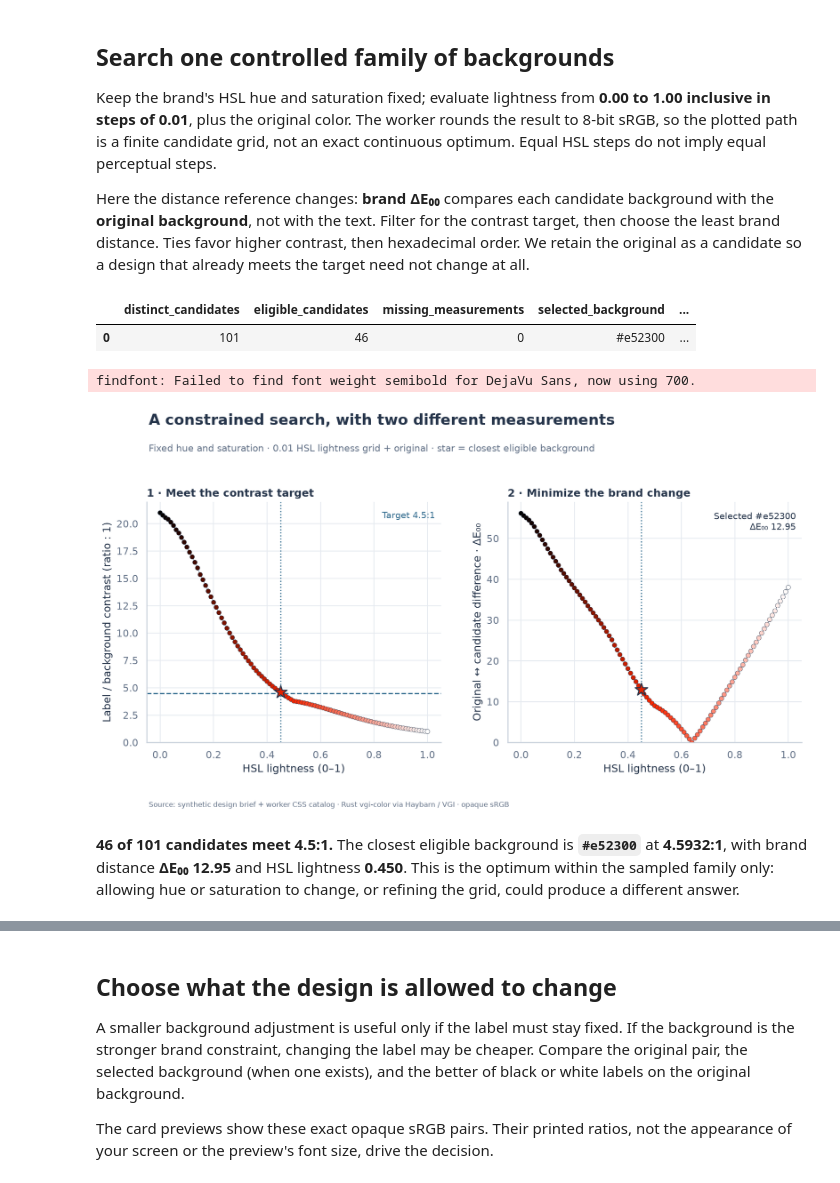
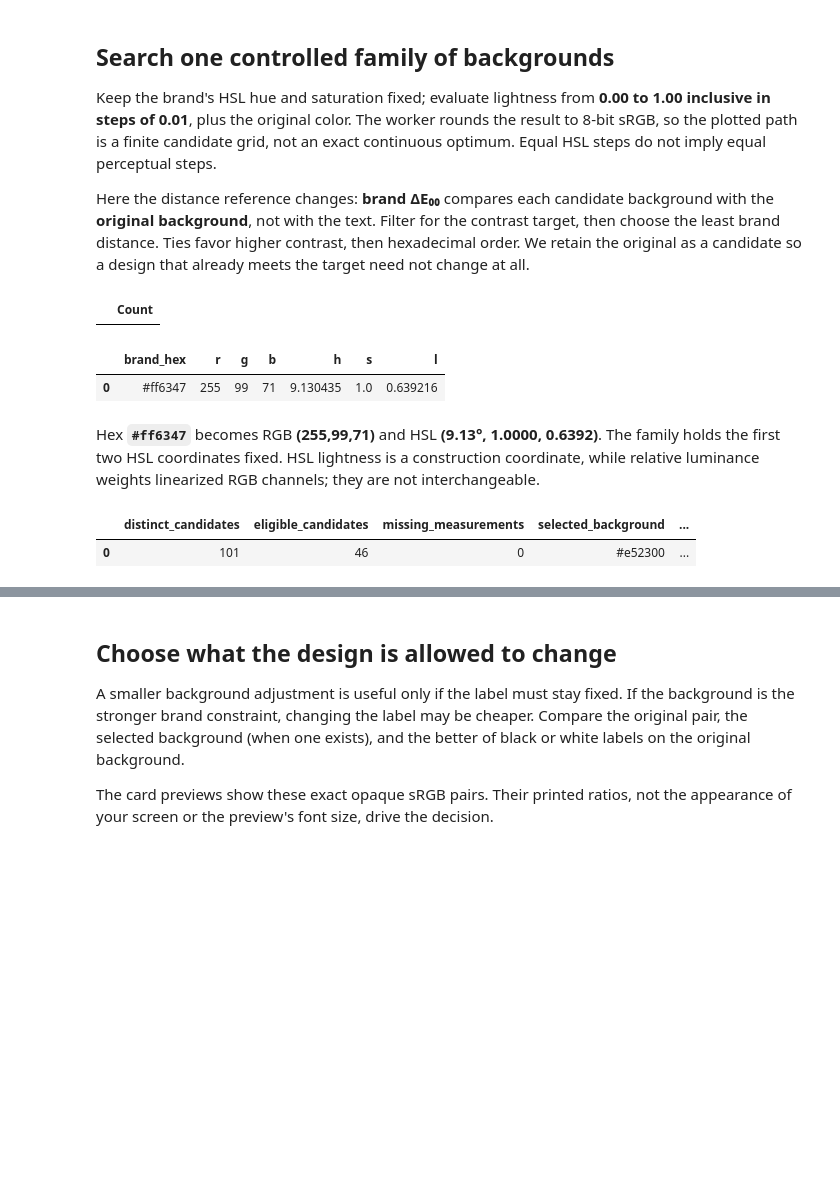
Before and after one commit to Query-farm/vgi-color, a Jupyter notebook: notebooks/01_keep_the_color_earn_the_contrast.ipynb, the cells around one changed output, grey strips where cells are left out. Saved outputs shown, nothing was run; the diff lists cells and outputs as text; code cells hidden in the pictures; blank space fills up the shorter version.

```diff
--- a/notebooks/01_keep_the_color_earn_the_contrast.ipynb
+++ b/notebooks/01_keep_the_color_earn_the_contrast.ipynb
@@ -236,3 +181,10 @@ background with the **original background**, not with the text. Filter for the
 contrast target, then choose the least brand distance. Ties favor higher contrast,
 then hexadecimal order. We retain the original as a candidate so a design that
 already meets the target need not change at all.
+# %%
+%%sql
+CREATE OR REPLACE TABLE brand_space AS
+SELECT brand_hex,rgb,color.main.rgb_to_hsl(rgb.r, rgb.g, rgb.b) AS hsl
+FROM (SELECT brand_hex,color.main.from_hex(brand_hex) AS rgb FROM brief);
+# %% [output]
+|  | Count |
@@ -239,2 +196,8 @@ already meets the target need not change at all.
+# %%
+example.space_finding(space_frame)
+# %% [output]
+|  | brand_hex | r | g | b | h | s | l |
+| 0 | #ff6347 | 255 | 99 | 71 | 9.130435 | 1.0 | 0.639216 |
+Hex **`#ff6347`** becomes RGB **(255,99,71)** and HSL **(9.13°, 1.0000, 0.6392)**. The family holds the first two HSL coordinates fixed. HSL lightness is a construction coordinate, while relative luminance weights linearized RGB channels; they are not interchangeable.
 # %%
 %%sql
@@ -279,45 +239,3 @@ FROM candidates;
 %%sql candidate_frame <<
 SELECT c.*, EXISTS (SELECT 1 FROM chosen s WHERE s.hex = c.hex) AS selected
 FROM candidates c ORDER BY lightness, hex;
-# %%
-selected = candidate_frame.loc[candidate_frame.selected]
-fig, axes = plt.subplots(1, 2, figsize=(11.4, 6.5), sharex=True)
-for ax, metric in zip(axes, ["contrast_ratio", "brand_delta_e"]):
-    ax.plot(candidate_frame.lightness, candidate_frame[metric], color="#A8B3C0", linewidth=1, zorder=1)
-    ax.scatter(candidate_frame.lightness, candidate_frame[metric], c=candidate_frame.hex,
-               edgecolors=INK, linewidths=.35, s=26, zorder=3)
-    ax.set_xlabel("HSL lightness (0–1)")
-    if len(selected):
-        s = selected.iloc[0]
-        ax.axvline(s.lightness, color=ACCENT, linestyle=":", linewidth=1.3)
-        ax.scatter([s.lightness], [s[metric]], marker="*", s=225,
-                   facecolors=s.hex, edgecolors=INK, linewidths=1.2, zorder=5)
-axes[0].axhline(MIN_CONTRAST, linestyle="--", color=ACCENT, linewidth=1.4)
-axes[0].set(ylabel="Label / background contrast (ratio : 1)", ylim=(0, 22), title="1 · Meet the contrast target")
-axes[0].text(.98, .96, f"Target {MIN_CONTRAST:g}:1", transform=axes[0].transAxes,
-             ha="right", va="top", color=ACCENT, fontsize=10)
-axes[1].set(ylabel="Original ↔ candidate difference · ΔE₀₀", title="2 · Minimize the brand change", ylim=(0, None))
-if len(selected):
-    s = selected.iloc[0]
-    axes[1].text(.98, .96, f"Selected {s.hex}\nΔE₀₀ {s.brand_delta_e:.2f}",
-                 transform=axes[1].transAxes, ha="right", va="top", fontsize=10, color=INK)
-chart(fig, "A constrained search, with two different measurements",
-      f"Fixed hue and saturation · 0.01 HSL lightness grid + original · star = closest eligible background")
-# %% [output]
-findfont: Failed to find font weight semibold for DejaVu Sans, now using 700.
-[figure, removed]
-# %%
-eligible_count = int((candidate_frame.contrast_ratio >= MIN_CONTRAST).sum())
-if len(selected):
-    s = selected.iloc[0]
-    prose(f"**{eligible_count} of {len(candidate_frame)} candidates meet {MIN_CONTRAST:g}:1.** "
-          f"The closest eligible background is **`{s.hex}`** at **{s.contrast_ratio:.4f}:1**, "
-          f"with brand distance **ΔE₀₀ {s.brand_delta_e:.2f}** and HSL lightness **{s.lightness:.3f}**. "
-          "This is the optimum within the sampled family only: allowing hue or saturation "
-          "to change, or refining the grid, could produce a different answer.")
-else:
-    prose(f"**No sampled background meets {MIN_CONTRAST:g}:1 with label `{LABEL_HEX}`.** "
-          "The chosen result is intentionally absent; no failing candidate is presented as a success. "
-          "The final comparison still shows the original and the black/white label alternative.")
-# %% [output]
-**46 of 101 candidates meet 4.5:1.** The closest eligible background is **`#e52300`** at **4.5932:1**, with brand distance **ΔE₀₀ 12.95** and HSL lightness **0.450**. This is the optimum within the sampled family only: allowing hue or saturation to change, or refining the grid, could produce a different answer.
```
Also changed, not shown: parts of 24 cells of this notebook, 11 other files.
